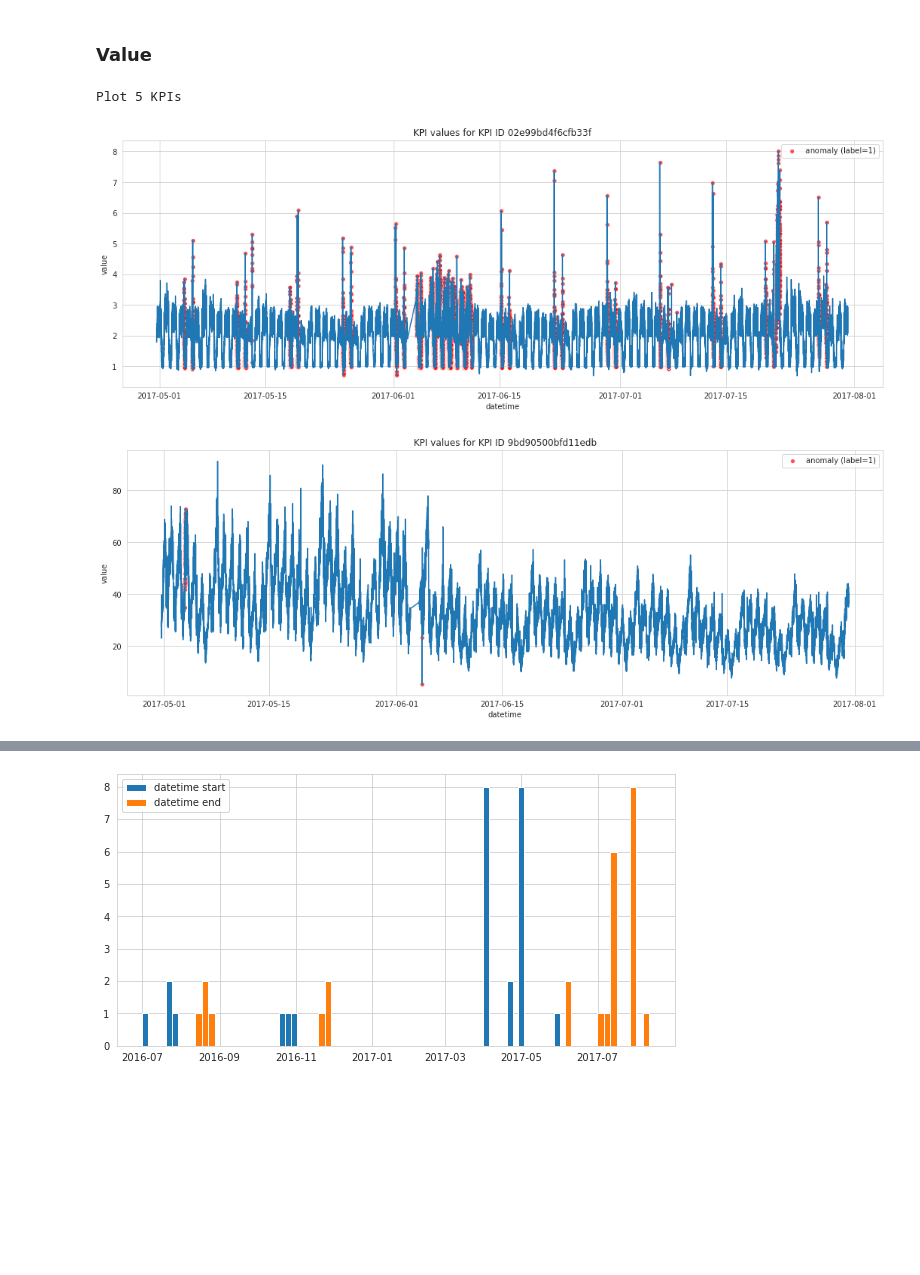
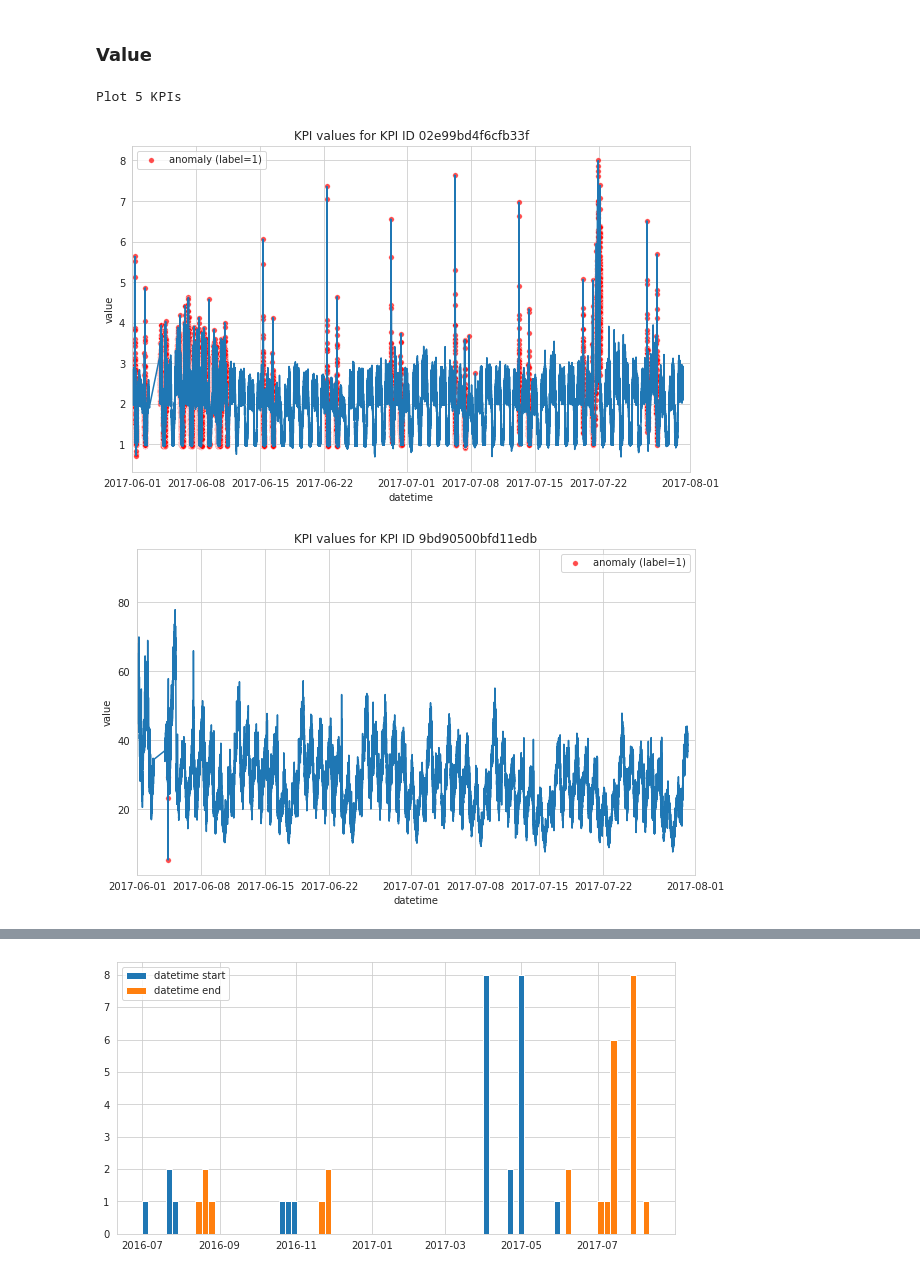
Before and after one commit to Cyprien-Ricque/kpi-anomaly-detection, a Jupyter notebook: notebooks/exploration.ipynb, the cells around one changed output, grey strips where cells are left out. Drawn from its saved outputs; the diff is of its cells as text; code cells hidden in the pictures; blank space fills up the shorter version.

Commit message:
Adapt notebooks to new DataLoader

```diff
--- a/notebooks/exploration.ipynb
+++ b/notebooks/exploration.ipynb
@@ -59,17 +61,19 @@ dtype: int64
 ### Value
 # %%
 nb_max_to_plot = 5
+import datetime
 
 print(f'Plot {nb_max_to_plot} KPIs')
 
 for kpi_id in df_train.kpi_id.unique()[:nb_max_to_plot]:
     data = df_train[df_train.kpi_id == kpi_id]
-    sns.lineplot(data=data, x='datetime', y='value', figure=plt.figure(figsize=(18, 6)))
+    sns.lineplot(data=data, x='datetime', y='value', figure=plt.figure(figsize=(10, 6)))
     plt.title(f'KPI values for KPI ID {kpi_id}')
     sns.scatterplot(data=data[data.label == 1], x='datetime', y='value', color='r', s=30, alpha=.7, label='anomaly (label=1)')
+    plt.xlim(datetime.datetime(2017, 6, 1), datetime.datetime(2017, 8, 1))
     plt.legend()
     plt.show()
 # %% [output]
 Plot 5 KPIs
-[figure, old version]
+[figure, new version]
-[figure, old version]
+[figure, new version]
```
Also changed, not shown: parts of 3 cells of this notebook, 6 other files.
